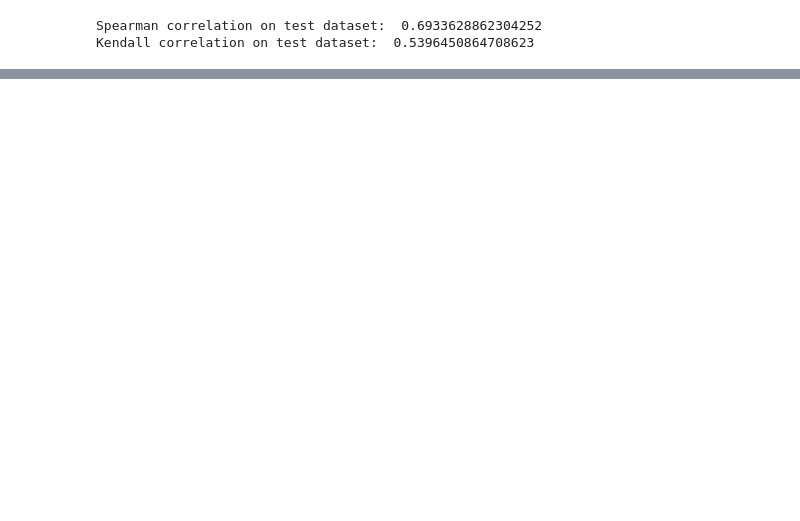
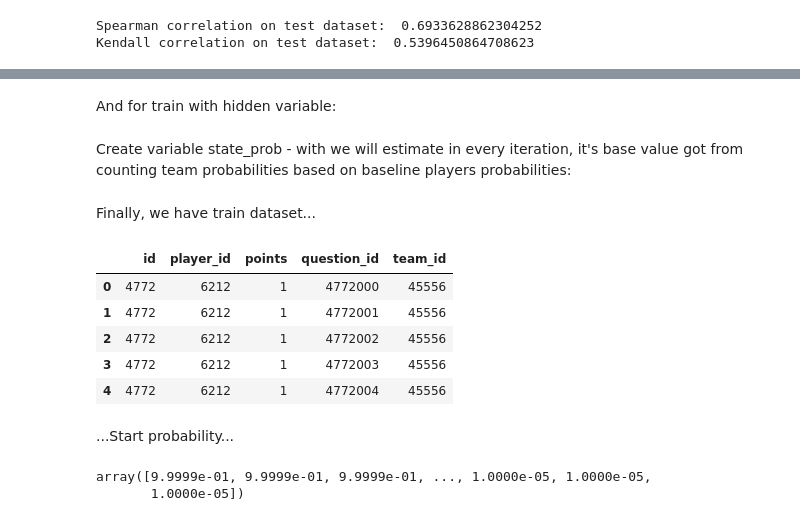
Before and after one commit to Z5-05/ad_ml_made_2023, a Jupyter notebook: hw02/ad_ml_2023_hw_02.ipynb, the cells around one changed output, grey strips where cells are left out. Cells and saved outputs as stored; diff of their text form; code cells hidden in the pictures; blank space fills up the shorter version.

```diff
--- a/hw02/ad_ml_2023_hw_02.ipynb
+++ b/hw02/ad_ml_2023_hw_02.ipynb
@@ -126,10 +135,10 @@ def update_dataframe(dataframe: pd.DataFrame):
     return dataframe
 # %%
 %%time
-train_tournaments_df2 = update_dataframe(train_tournaments_df)
-test_tournaments_df2 = update_dataframe(test_tournaments_df)
-train_tournaments_df2.to_csv("data/working/train_tournaments_df2.csv", index=False)
-test_tournaments_df2.to_csv("data/working/test_tournaments_df2.csv", index=False)
-# train_tournaments_df2 = pd.read_csv("data/working/train_tournaments_df2.csv")
-# test_tournaments_df2 = pd.read_csv("data/working/test_tournaments_df2.csv")
+# train_tournaments_df2 = update_dataframe(train_tournaments_df)
+# test_tournaments_df2 = update_dataframe(test_tournaments_df)
+# train_tournaments_df2.to_csv("data/working/train_tournaments_df2.csv", index=False)
+# test_tournaments_df2.to_csv("data/working/test_tournaments_df2.csv", index=False)
+train_tournaments_df2 = pd.read_csv("data/working/train_tournaments_df2.csv")
+test_tournaments_df2 = pd.read_csv("data/working/test_tournaments_df2.csv")
 # %% [output]
@@ -147,10 +157,10 @@ def questions_dataframe(dataframe: pd.DataFrame) -> pd.DataFrame:
     return tmp_df2
 # %%
 %%time
-train_questions_raw = questions_dataframe(train_tournaments_df2)
-test_questions_raw = questions_dataframe(test_tournaments_df2)
-train_questions_raw.to_csv("data/working/train_questions_raw.csv", index=False)
-test_questions_raw.to_csv("data/working/test_questions_raw.csv", index=False)
-# train_questions_raw = pd.read_csv("data/working/train_questions_raw.csv")
-# test_questions_raw = pd.read_csv("data/working/test_questions_raw.csv")
+# train_questions_raw = questions_dataframe(train_tournaments_df2)
+# test_questions_raw = questions_dataframe(test_tournaments_df2)
+# train_questions_raw.to_csv("data/working/train_questions_raw.csv", index=False)
+# test_questions_raw.to_csv("data/working/test_questions_raw.csv", index=False)
+train_questions_raw = pd.read_csv("data/working/train_questions_raw.csv")
+test_questions_raw = pd.read_csv("data/working/test_questions_raw.csv")
 # %% [output]
@@ -288,0 +310,8 @@ Kendall correlation on test dataset:  0.5396450864708623
+# %% [markdown]
+And for train with hidden variable:
+# %% [markdown]
+Create variable state_prob - with we will estimate in every iteration, it's base value got from counting team probabilities based on baseline players probabilities:
+# %%
+df1 = train_questions_raw[['id','player_id', 'points','question_id']].drop_duplicates()
+df2 = train_tournaments_df2[['id', 'team_id', 'player_id']].drop_duplicates()
+em_dataset = df1.merge(df2, on=['id', 'player_id'])
@@ -288,0 +323,23 @@ Kendall correlation on test dataset:  0.5396450864708623
+# %% [markdown]
+Finally, we have train dataset...
+# %%
+em_df_X = em_dataset.copy()
+em_df_X["player_id"] = em_df_X["player_id"].astype("category")
+em_df_X["question_id"] = em_df_X["question_id"].astype("category")
+
+em_X = pd.get_dummies(em_df_X[["player_id", "question_id"]], sparse = True)
+em_dataset.head()
+# %% [output]
+|  | id | player_id | points | question_id | team_id |
+| 0 | 4772 | 6212 | 1 | 4772000 | 45556 |
+| 1 | 4772 | 6212 | 1 | 4772001 | 45556 |
+| 2 | 4772 | 6212 | 1 | 4772002 | 45556 |
+| 3 | 4772 | 6212 | 1 | 4772003 | 45556 |
+| 4 | 4772 | 6212 | 1 | 4772004 | 45556 |
+# %% [markdown]
+...Start probability...
+# %%
+state_prob
+# %% [output]
+array([9.9999e-01, 9.9999e-01, 9.9999e-01, ..., 1.0000e-05, 1.0000e-05,
+       1.0000e-05])
```
Also changed, not shown: parts of 31 cells of this notebook.
